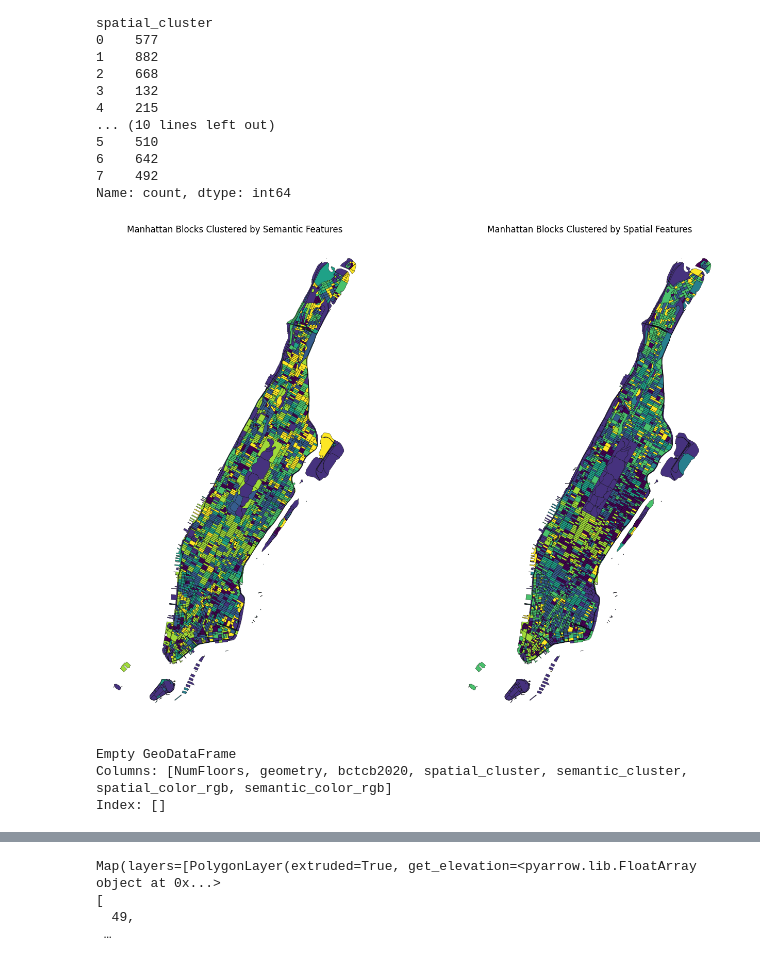
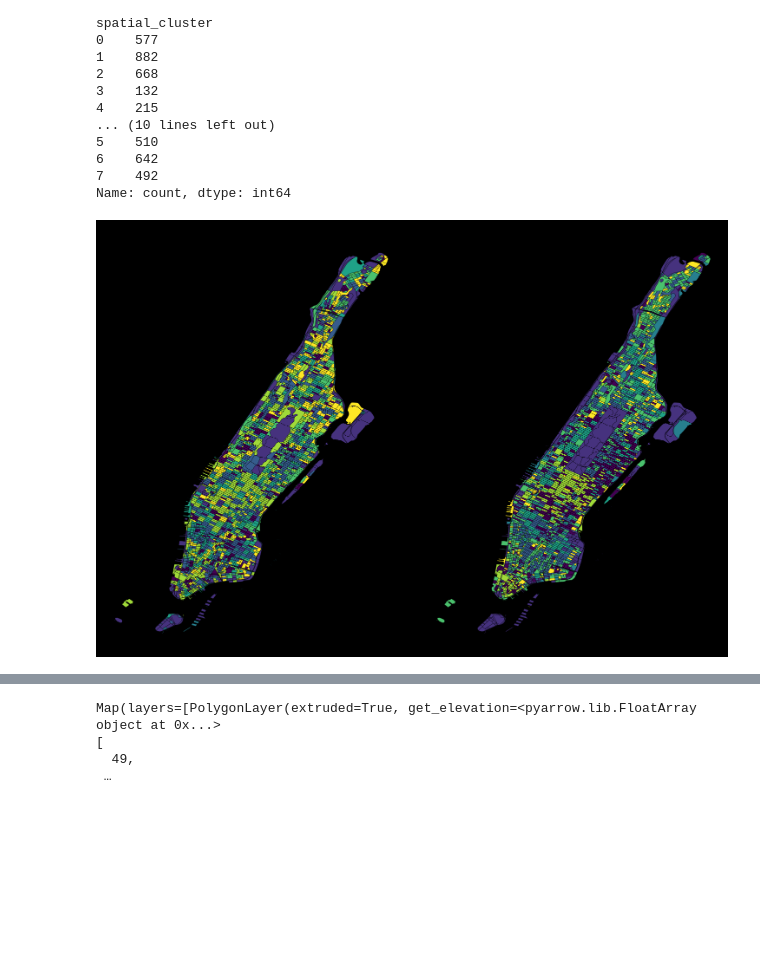
Before and after one commit to elliemadsen/nyc-semantic-model, a Jupyter notebook: scripts/map_embeddings.ipynb, the cells around one changed output, grey strips where cells are left out. Cells and saved outputs as stored; diff of their text form; code cells hidden in the pictures; blank space fills up the shorter version.

```diff
--- a/scripts/map_embeddings.ipynb
+++ b/scripts/map_embeddings.ipynb
@@ -153,7 +152,7 @@ spatial_colors_rgb = [
     [int(r * 255), int(g * 255), int(b * 255)] for r, g, b, a in spatial_colors_rgba
 ]
 mn_blocks_gdf["spatial_color_rgba"] = spatial_colors_rgba
-mn_blocks_gdf["spatial_color_rgb"] = spatial_colors_rgb
+mn_blocks_gdf["spatial_color"] = spatial_colors_rgb
 
 semantic_cluster_norm = mn_blocks_gdf["semantic_cluster"] / (n_clusters - 1)
 semantic_colors_rgba = [
@@ -164,7 +163,7 @@ semantic_colors_rgb = [
     [int(r * 255), int(g * 255), int(b * 255)] for r, g, b, a in semantic_colors_rgba
 ]
 mn_blocks_gdf["semantic_color_rgba"] = semantic_colors_rgba
-mn_blocks_gdf["semantic_color_rgb"] = semantic_colors_rgb
+mn_blocks_gdf["semantic_color"] = semantic_colors_rgb
 # %%
 # map semantic clusters and spatial clusters in side by side figures
 
@@ -173,34 +172,40 @@ fig, axes = plt.subplots(1, 2, figsize=(15, 10))
 # Semantic clusters (no legend)
 mn_blocks_gdf.plot(
     ax=axes[0],
     column="semantic_cluster",
     # cmap=cm.viridis,
     color=mn_blocks_gdf["semantic_color_rgba"],
     edgecolor="black",
     linewidth=0.3,
     legend=False,
 )
 axes[0].set_title("Manhattan Blocks Clustered by Semantic Features")
 axes[0].set_aspect("equal")
 axes[0].axis("off")
 
 # Spatial clusters
 mn_blocks_gdf.plot(
     ax=axes[1],
     column="spatial_cluster",
     color=mn_blocks_gdf["spatial_color_rgba"],
     edgecolor="black",
     linewidth=0.3,
     legend=True,
 )
 axes[1].set_title("Manhattan Blocks Clustered by Spatial Features")
 axes[1].set_aspect("equal")
 axes[1].axis("off")
 
+fig.patch.set_facecolor("black")
+
+
 plt.tight_layout()
+plt.savefig(
+    "../viz/manhattan_clusters.png", facecolor="black", bbox_inches="tight", dpi=300
+)
 plt.show()
 # %% [output]
-[figure, old version]
+[figure, new version]
 # %%
 # Select relevant columns from pluto
 manhattan_pluto_gdf_simple = manhattan_pluto_gdf[["NumFloors", "geometry", "bctcb2020"]]
@@ -223,14 +231,5 @@ mn_bldg_blocks_gdf = manhattan_pluto_gdf_simple.merge(
 # drop buildings with no cluster (their bctcb2020 did not match anything in mn_blocks_gdf)
 mn_bldg_blocks_gdf = mn_bldg_blocks_gdf.dropna(subset=["spatial_cluster"])
-# %%
-bad_colors = mn_bldg_blocks_gdf["spatial_color_rgb"].apply(
-    lambda x: not (isinstance(x, list) and len(x) == 3)
-)
-print(mn_bldg_blocks_gdf[bad_colors])
-# %% [output]
-Empty GeoDataFrame
-Columns: [NumFloors, geometry, bctcb2020, spatial_cluster, semantic_cluster, spatial_color_rgb, semantic_color_rgb]
-Index: []
 # %%
 print(mn_bldg_blocks_gdf.head())
 # %% [output]
```
Also changed, not shown: parts of 8 cells of this notebook, 12 other files.
